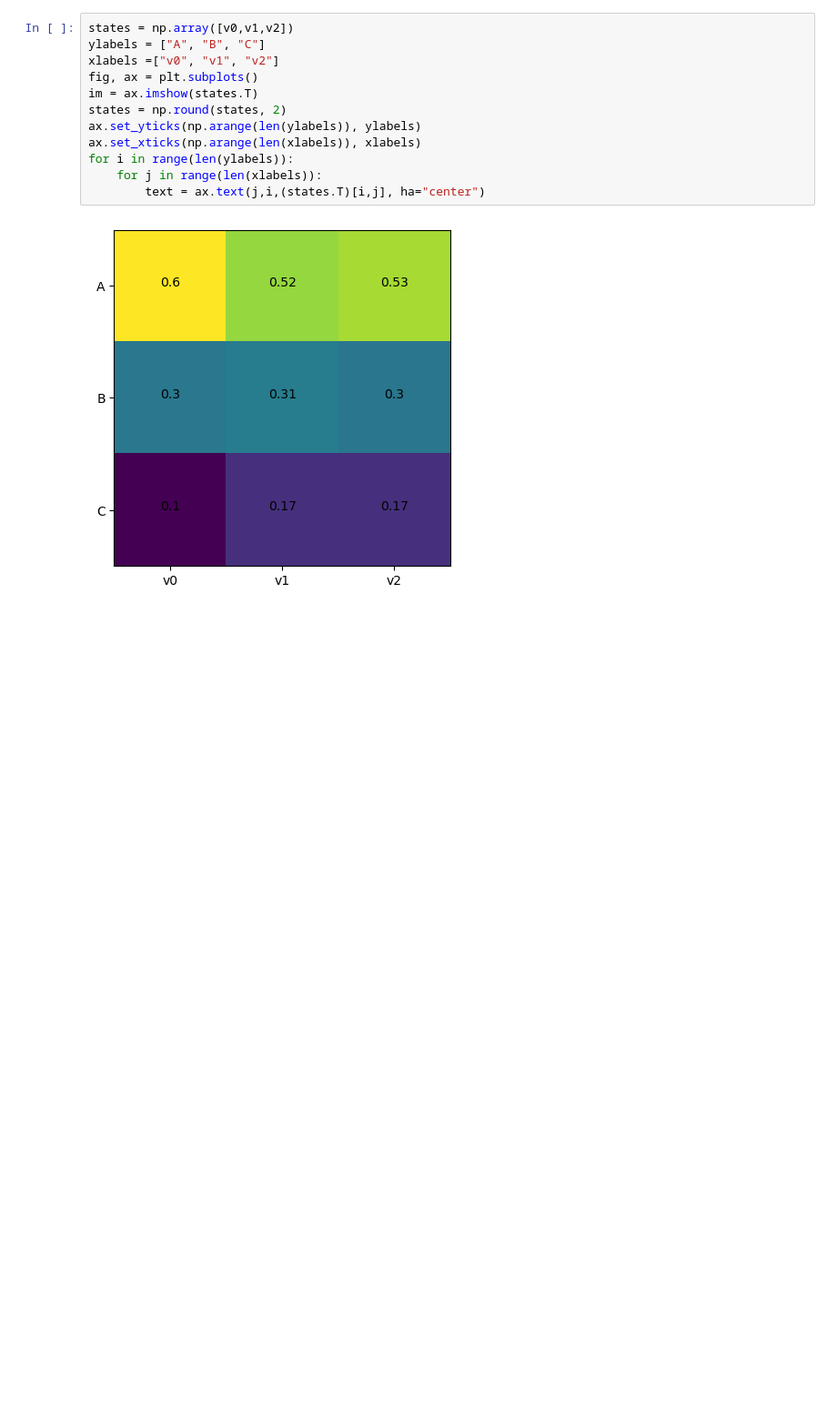
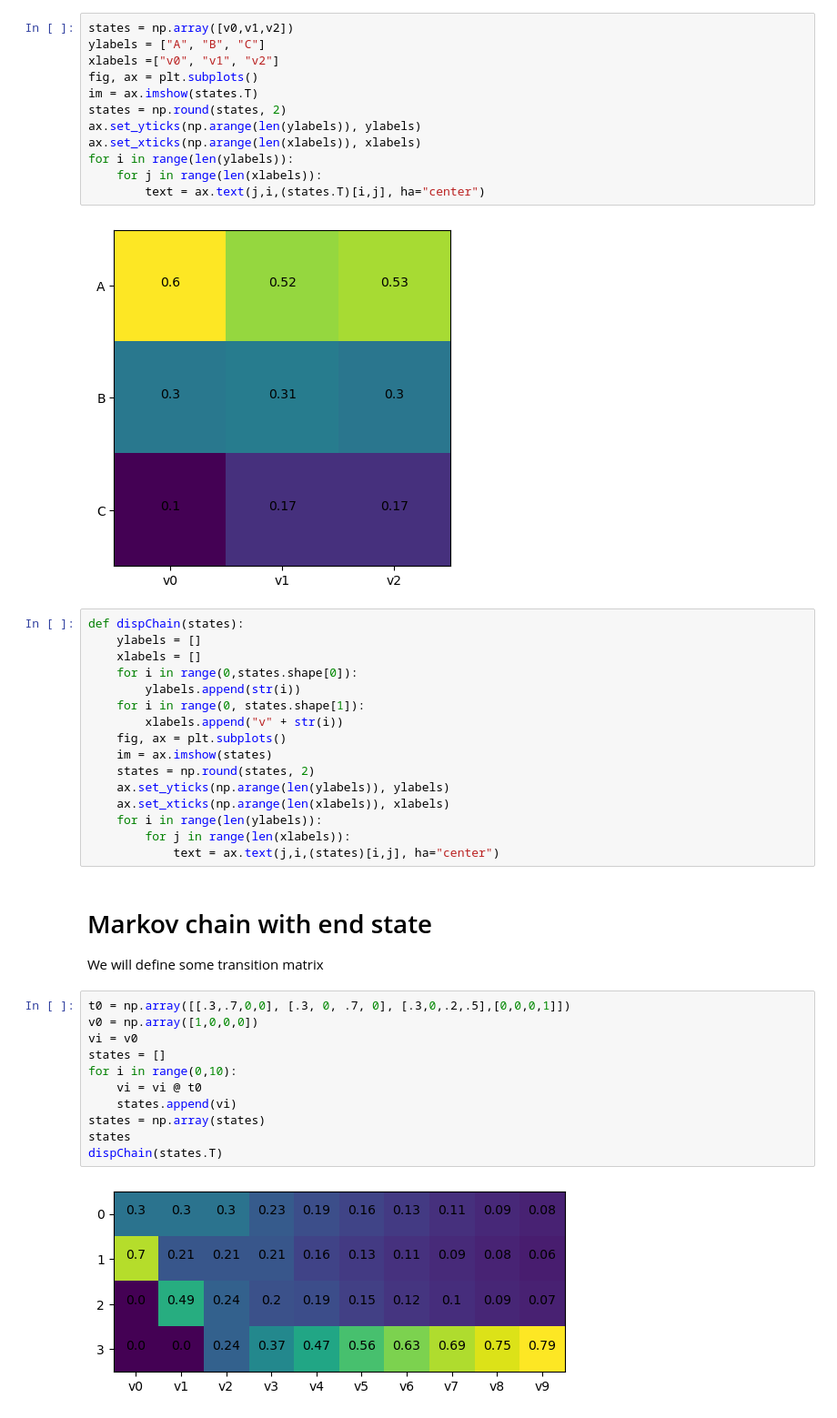
Before and after one commit to seant4/datasciNotebook, a Jupyter notebook: mathematics/calculus/MarkovChain.ipynb, the cells around one changed output. Shown: that part at 91% size. Saved outputs shown, nothing was run; the diff lists cells and outputs as text; blank space fills up the shorter version.

```diff
--- a/mathematics/calculus/MarkovChain.ipynb
+++ b/mathematics/calculus/MarkovChain.ipynb
@@ -80,3 +80,35 @@ for i in range(len(ylabels)):
         text = ax.text(j,i,(states.T)[i,j], ha="center")
 # %% [output]
 [figure]
+# %%
+def dispChain(states):
+    ylabels = []
+    xlabels = []
+    for i in range(0,states.shape[0]):
+        ylabels.append(str(i))
+    for i in range(0, states.shape[1]):
+        xlabels.append("v" + str(i))
+    fig, ax = plt.subplots()
+    im = ax.imshow(states)
+    states = np.round(states, 2)
+    ax.set_yticks(np.arange(len(ylabels)), ylabels)
+    ax.set_xticks(np.arange(len(xlabels)), xlabels)
+    for i in range(len(ylabels)):
+        for j in range(len(xlabels)):
+            text = ax.text(j,i,(states)[i,j], ha="center")
+# %% [markdown]
+# Markov chain with end state
+We will define some transition matrix
+# %%
+t0 = np.array([[.3,.7,0,0], [.3, 0, .7, 0], [.3,0,.2,.5],[0,0,0,1]])
+v0 = np.array([1,0,0,0])
+vi = v0
+states = []
+for i in range(0,10):
+    vi = vi @ t0
+    states.append(vi)
+states = np.array(states)
+states
+dispChain(states.T)
+# %% [output]
+[figure, added]
```
Also changed, not shown: 1 other file.
